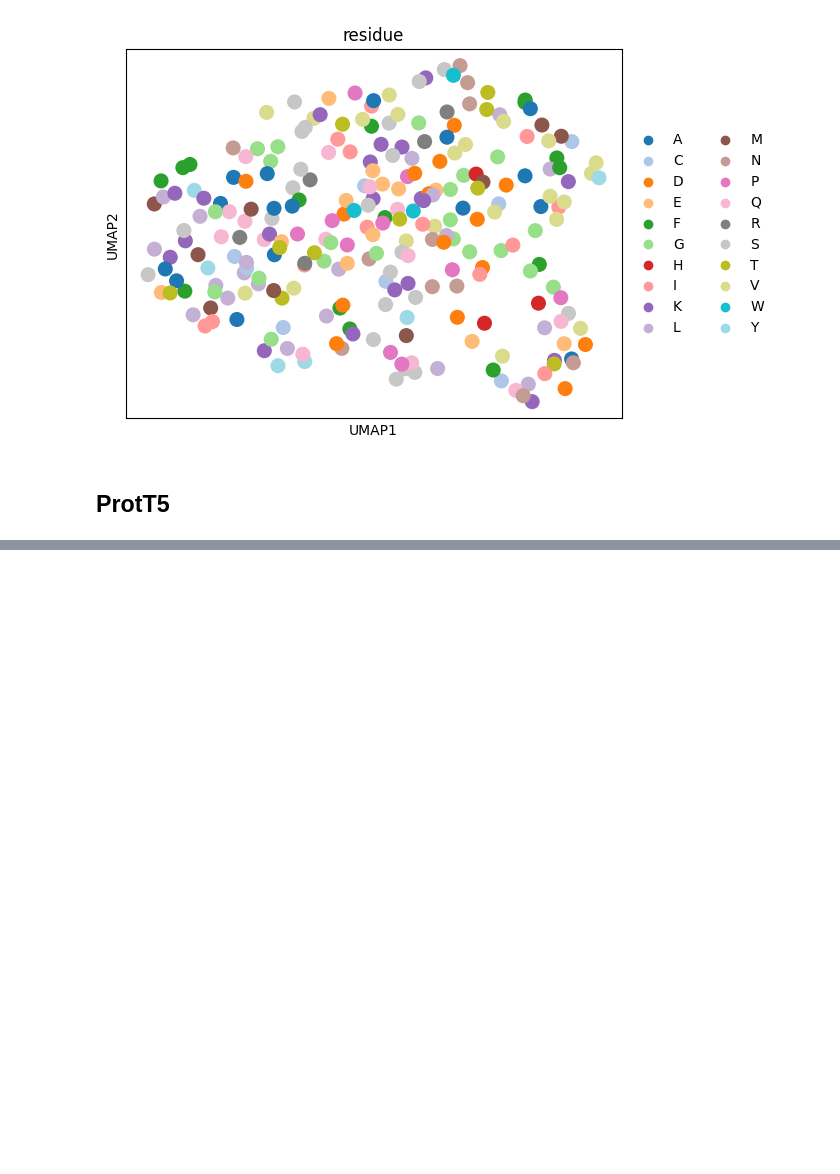
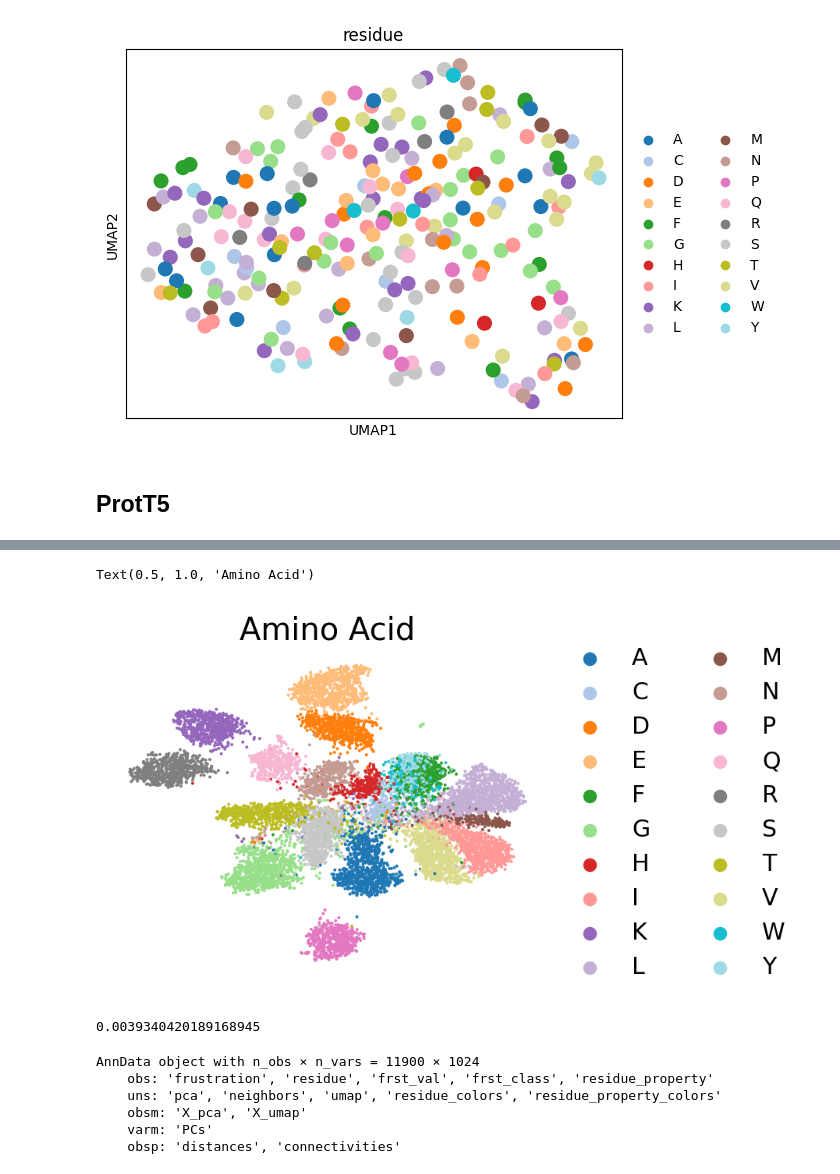
Before and after one commit to leuschjanphilipp/FrustrAI-Seq, a Jupyter notebook: notebooks/ev_prot_prost_emb.ipynb, the cells around one changed output, grey strips where cells are left out. Saved outputs shown, nothing was run; the diff lists cells and outputs as text; code cells hidden in the pictures; blank space fills up the shorter version.

```diff
--- a/notebooks/ev_prot_prost_emb.ipynb
+++ b/notebooks/ev_prot_prost_emb.ipynb
@@ -248,0 +293,22 @@ sc.pl.umap(adata_frst, color=['frst_val', 'residue', "residue_property"], ncols=
+# %%
+fig, ax = plt.subplots(figsize=(4, 3), dpi=180)
+sc.pl.umap(adata_outlier_removed, color='residue', palette="tab20",
+           ax=ax, show=False, frameon=False, legend_fontsize=12,)
+
+ax.set_title("Amino Acid", fontsize=16)
+# %% [output]
+Text(0.5, 1.0, 'Amino Acid')
+[figure, added]
+# %%
+1 - (11900/11947)
+# %% [output]
+0.0039340420189168945
+# %%
+adata_outlier_removed
+# %% [output]
+AnnData object with n_obs × n_vars = 11900 × 1024
+    obs: 'frustration', 'residue', 'frst_val', 'frst_class', 'residue_property'
+    uns: 'pca', 'neighbors', 'umap', 'residue_colors', 'residue_property_colors'
+    obsm: 'X_pca', 'X_umap'
+    varm: 'PCs'
+    obsp: 'distances', 'connectivities'
```
Also changed, not shown: parts of 11 cells of this notebook, 8 other files.
